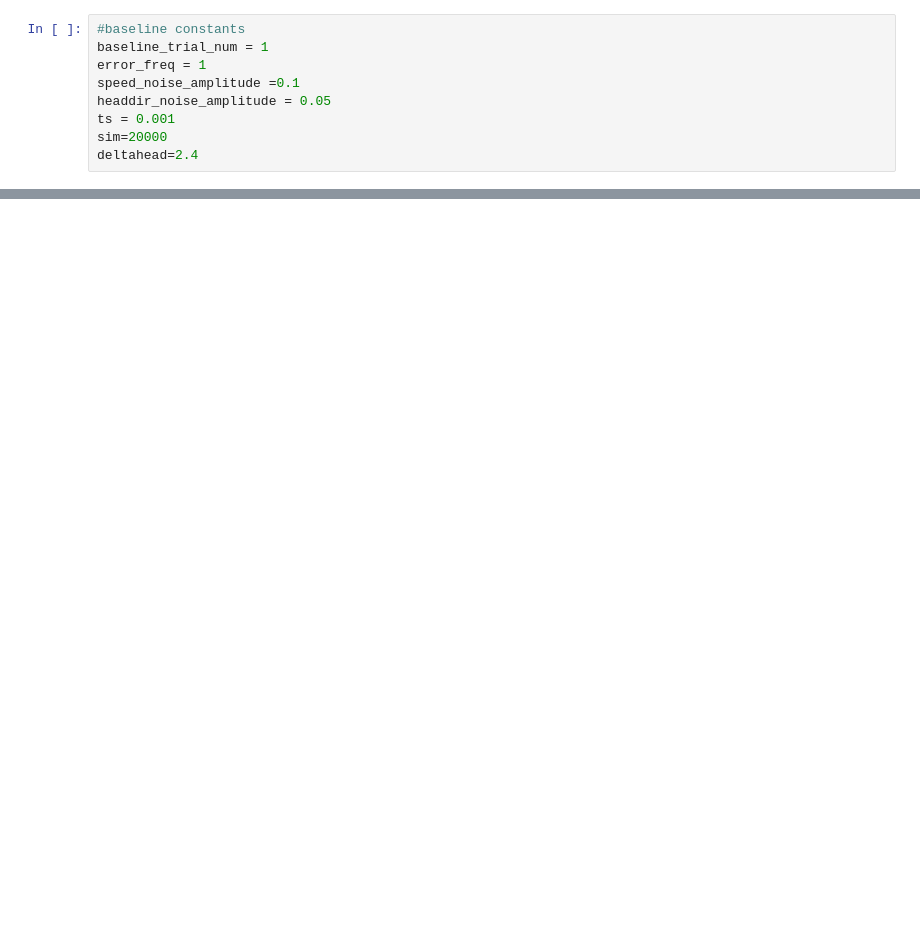
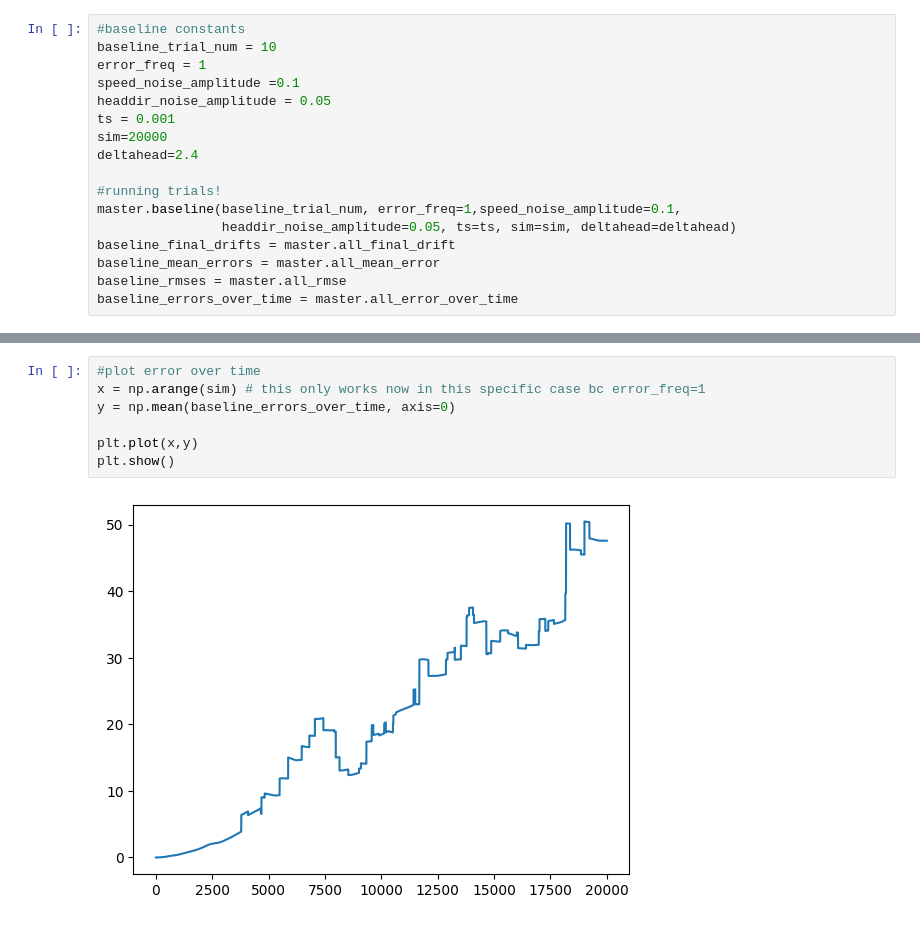
Before and after one commit to SoapingYou/a-bu-tism, a Jupyter notebook: Experimental_Trials_Aim_1.ipynb, the cells around one changed output, grey strips where cells are left out. Drawn from its saved outputs; the diff is of its cells as text; blank space fills up the shorter version.

```diff
--- a/Experimental_Trials_Aim_1.ipynb
+++ b/Experimental_Trials_Aim_1.ipynb
@@ -8,9 +19,17 @@ master = RunSimulator()
 # %%
 #baseline constants
-baseline_trial_num = 1
+baseline_trial_num = 10
 error_freq = 1
 speed_noise_amplitude =0.1
 headdir_noise_amplitude = 0.05
 ts = 0.001
 sim=20000
 deltahead=2.4
+
+#running trials!
+master.baseline(baseline_trial_num, error_freq=1,speed_noise_amplitude=0.1,
+                headdir_noise_amplitude=0.05, ts=ts, sim=sim, deltahead=deltahead)
+baseline_final_drifts = master.all_final_drift
+baseline_mean_errors = master.all_mean_error
+baseline_rmses = master.all_rmse
+baseline_errors_over_time = master.all_error_over_time
@@ -17 +54,10 @@ deltahead=2.4
+# %%
+#plot error over time
+x = np.arange(sim) # this only works now in this specific case bc error_freq=1
+y = np.mean(baseline_errors_over_time, axis=0)
+
+plt.plot(x,y)
+plt.show()
+# %% [output]
+[figure, added]
 # %%
```
Also changed, not shown: parts of 9 cells of this notebook, 2 other files.
